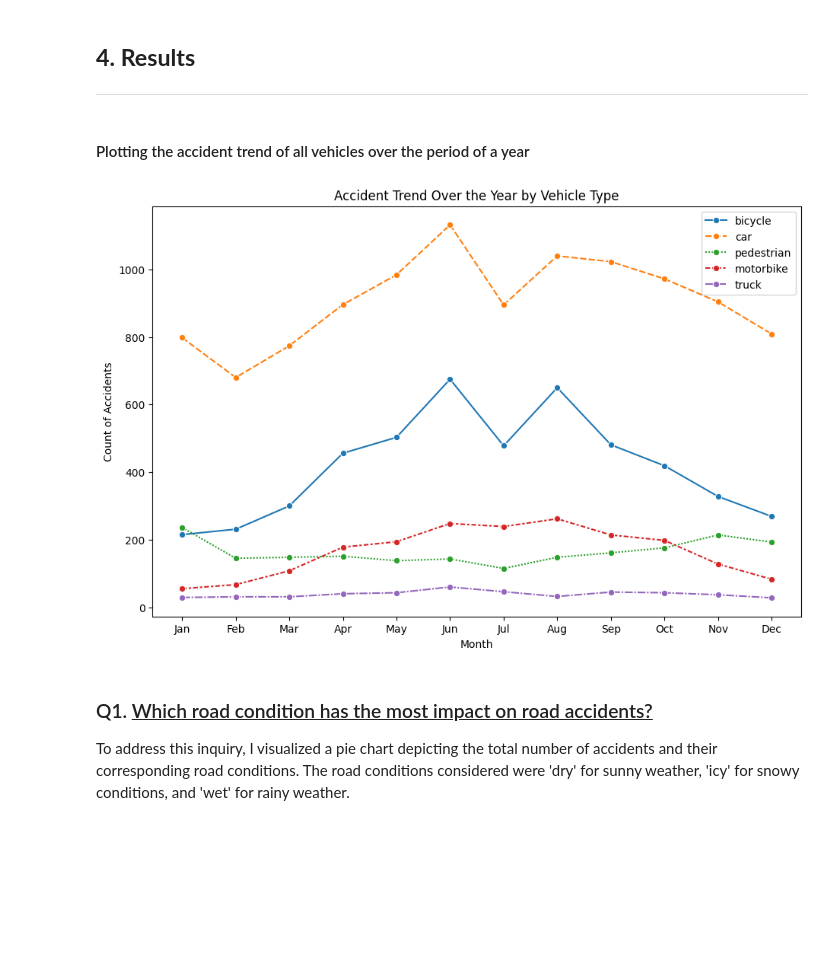
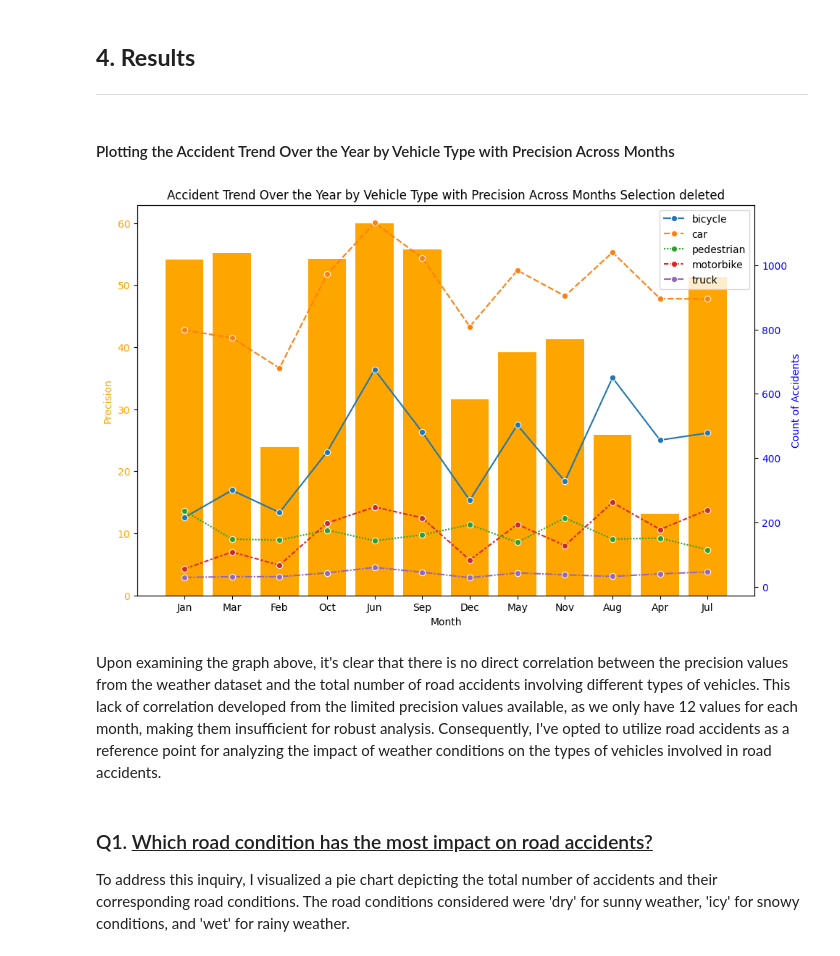
Before and after one commit to sahil-sharma-50/WS23-MADE-project, a Jupyter notebook: project/report.ipynb, the cells around one changed output. Drawn from its saved outputs; the diff is of its cells as text; code cells hidden in the pictures; blank space fills up the shorter version.

```diff
--- a/project/report.ipynb
+++ b/project/report.ipynb
@@ -110,17 +110,27 @@ df.head(5)
 ## <b>4. Results</b>
 <hr>
 # %% [markdown]
-#### Plotting the accident trend of all vehicles over the period of a year
+#### Plotting the Accident Trend Over the Year by Vehicle Type with Precision Across Months
 # %%
-plt.figure(figsize=(11, 7))
+fig, ax1 = plt.subplots(figsize=(11, 7))
+
+ax1.bar(df['month'], df['Precision'], color='orange')
+ax1.set_xlabel('Month')
+ax1.set_ylabel('Precision', color='orange')
+ax1.tick_params(axis='y', labelcolor='orange')
+
+ax2 = ax1.twinx()
 monthly_accidents = df.groupby('month', observed=False).sum()
-sns.lineplot(data=monthly_accidents[['bicycle', 'car', 'pedestrian', 'motorbike', 'truck']], marker='o')
-plt.title('Accident Trend Over the Year by Vehicle Type')
-plt.xlabel('Month')
-plt.ylabel('Count of Accidents')
+sns.lineplot(data=monthly_accidents[vehicles], marker='o', ax=ax2)
+ax2.set_ylabel('Count of Accidents', color='blue')
+ax2.tick_params(axis='y', labelcolor='blue')
+
+plt.title('Accident Trend Over the Year by Vehicle Type with Precision Across Months Selection deleted')
 plt.show()
 # %% [output]
-[figure, old version]
+[figure, new version]
+# %% [markdown]
+Upon examining the graph above, it's clear that there is no direct correlation between the precision values from the weather dataset and the total number of road accidents involving different types of vehicles. This lack of correlation developed from the limited precision values available, as we only have 12 values for each month, making them insufficient for robust analysis. Consequently, I've opted to utilize road accidents as a reference point for analyzing the impact of weather conditions on the types of vehicles involved in road accidents.
 # %% [markdown]
 ### Q1. <u>Which road condition has the most impact on road accidents?</u>
 To address this inquiry, I visualized a pie chart depicting the total number of accidents and their corresponding road conditions. The road conditions considered were 'dry' for sunny weather, 'icy' for snowy conditions, and 'wet' for rainy weather.
```
